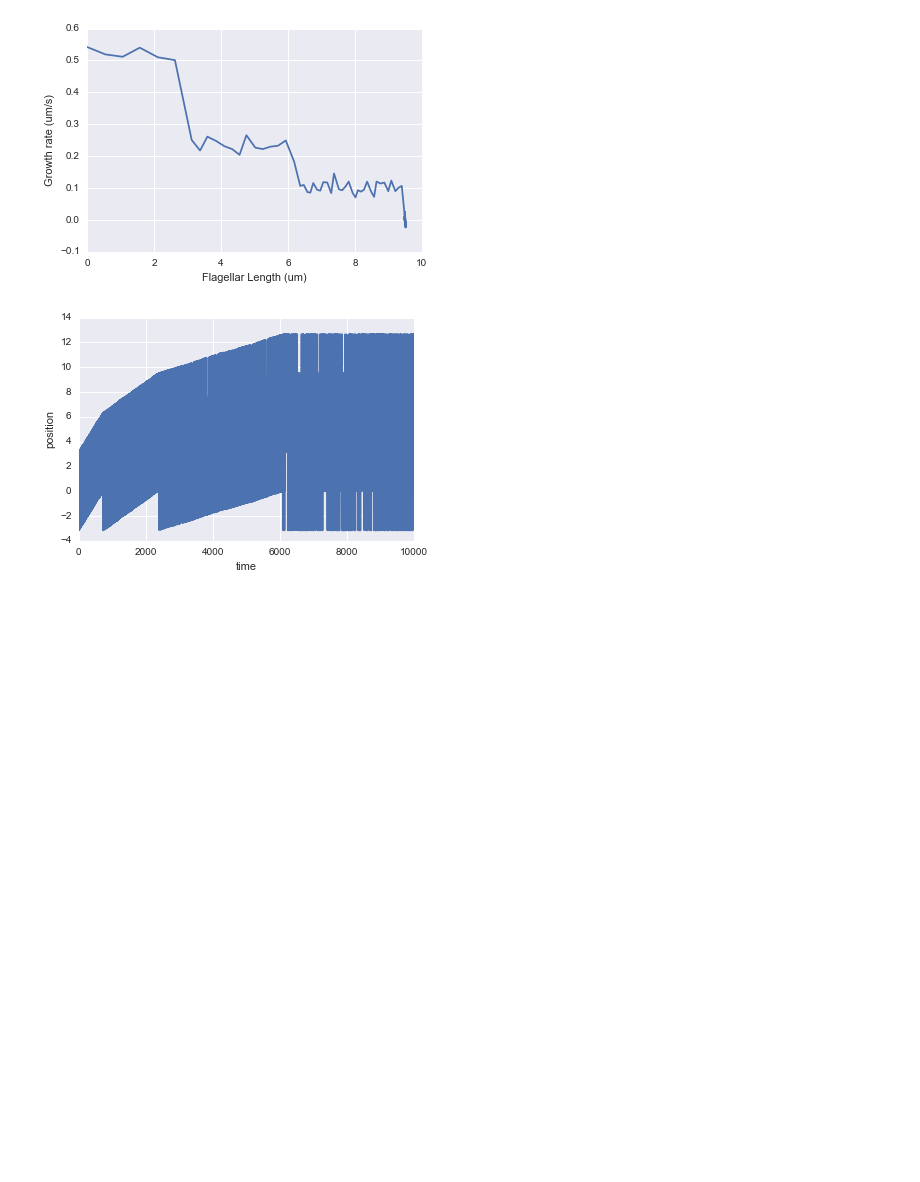
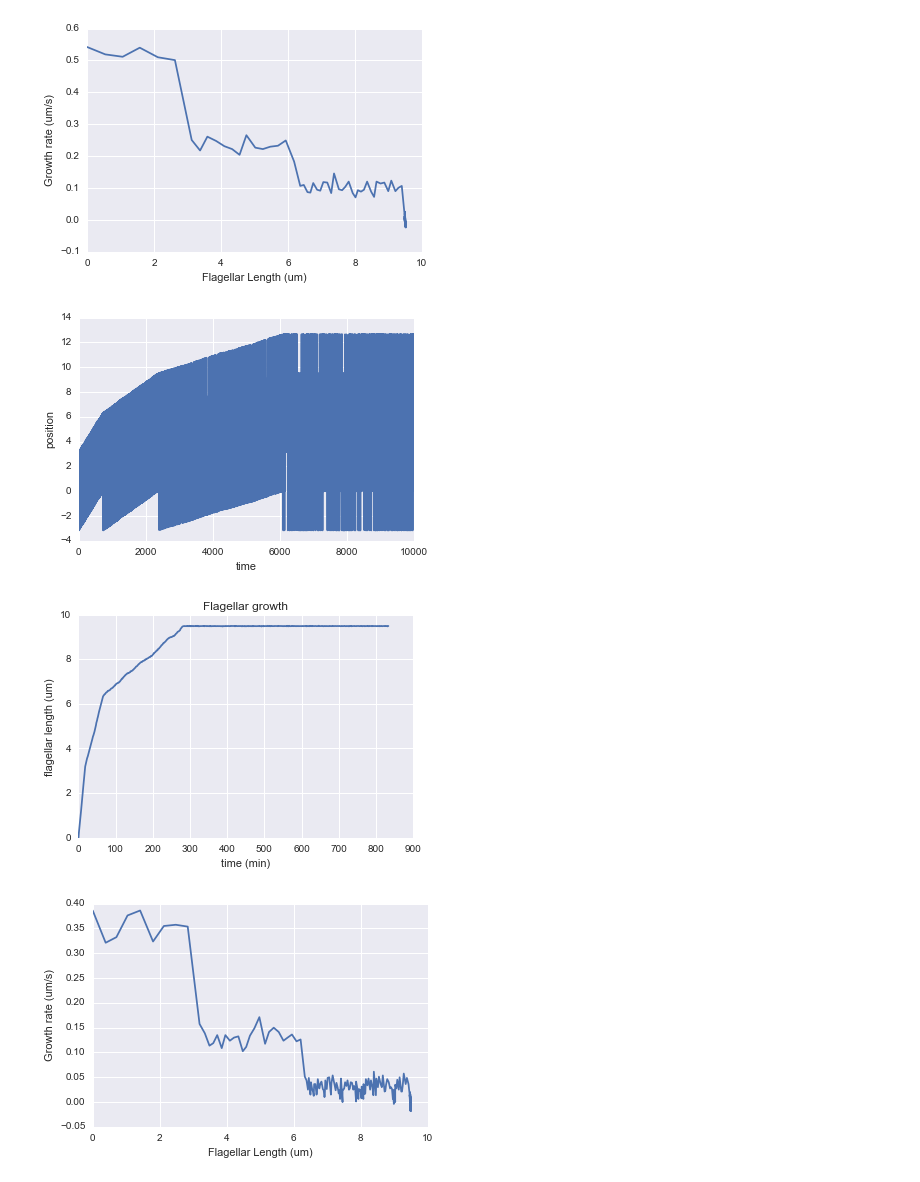
Before and after one commit to nathendel/marshall-lab, a Jupyter notebook: agent-based-ift.ipynb, the cells around one changed output. Drawn from its saved outputs; the diff is of its cells as text; code cells hidden in the pictures; blank space fills up the shorter version.

```diff
--- a/agent-based-ift.ipynb
+++ b/agent-based-ift.ipynb
@@ -65,6 +65,10 @@ class Cell:
         if self.L_mod:
             if self.L >= self.decay_size:
                 self.L -= self.decay_size
+
+            #new may 27
+            elif self.L < self.decay_size:
+                self.L = 0
 
             self.L_trace.append(self.L)
 
@@ -813,3 +824,11 @@ pile8.growth()
 pile8.motors[0].trace()
 # %% [output]
 [figure]
+# %%
+pile9=Cell(L=0,N=200,avalanche_on=True,L_mod=True, build_size=.25/200, decay_size=.0037, rms_disp=rms_d,
+         thresh=100, num_release = 80)
+pile9.sim(50000)
+pile9.growth()
+# %% [output]
+[figure, added]
+[figure, added]
```
Also changed, not shown: parts of 34 cells of this notebook.
